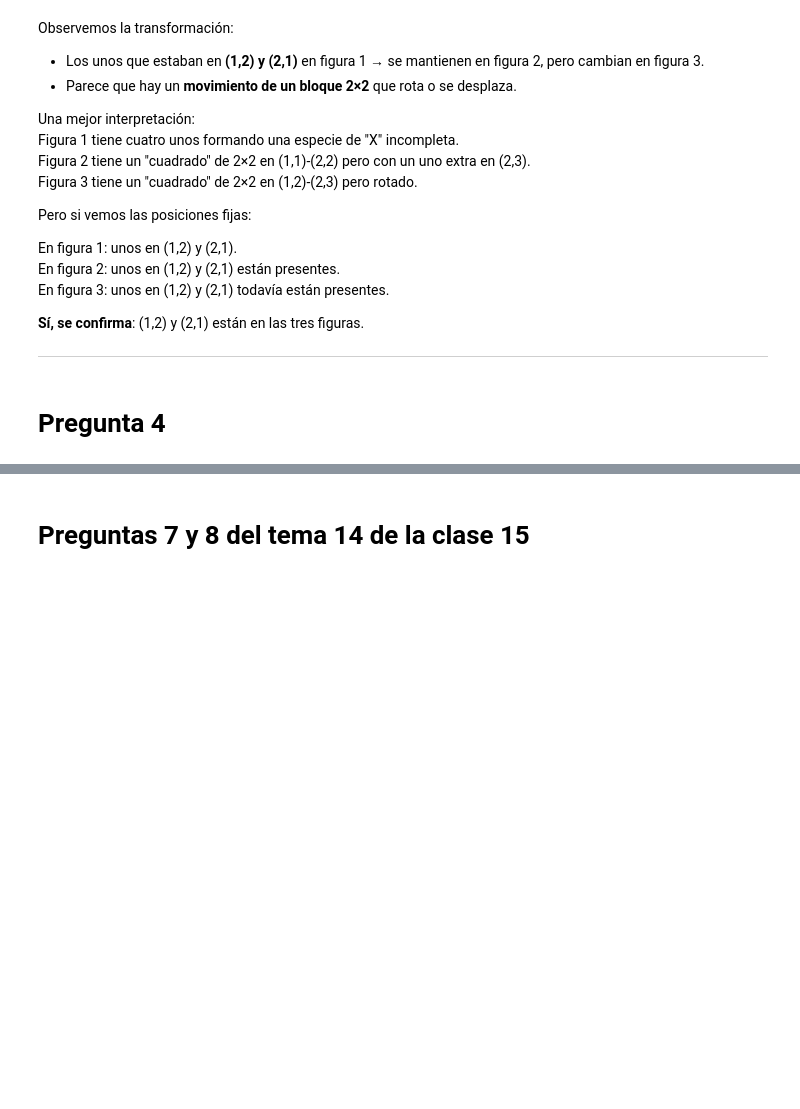
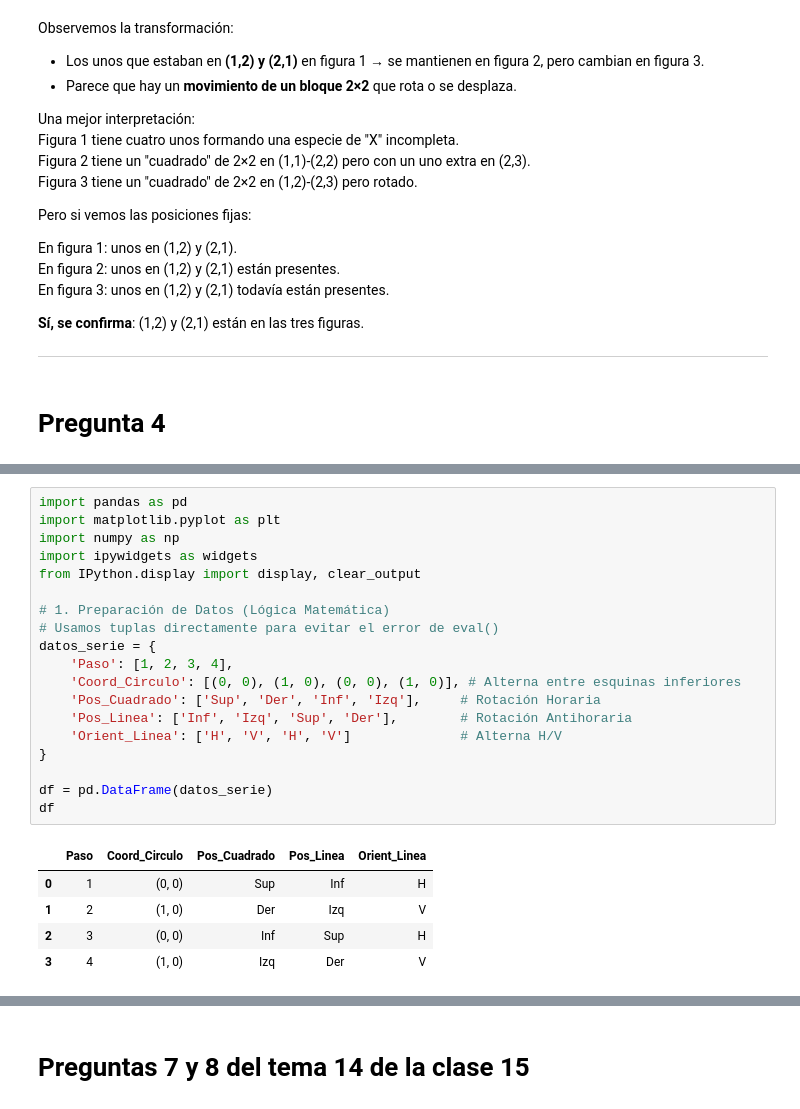
Before and after one commit to marco-canas/camino-udea, a Jupyter notebook: 6_razonamiento_geometrico/clase_15_series_graficas/clase_15_tema_14_series_graficas.ipynb, the cells around one changed output, grey strips where cells are left out. Drawn from its saved outputs; the diff is of its cells as text; blank space fills up the shorter version.

```diff
--- a/6_razonamiento_geometrico/clase_15_series_graficas/clase_15_tema_14_series_graficas.ipynb
+++ b/6_razonamiento_geometrico/clase_15_series_graficas/clase_15_tema_14_series_graficas.ipynb
@@ -455,0 +717,25 @@ En figura 3: unos en (1,2) y (2,1) todavía están presentes.
+# %%
+import pandas as pd
+import matplotlib.pyplot as plt
+import numpy as np
+import ipywidgets as widgets
+from IPython.display import display, clear_output
+
+# 1. Preparación de Datos (Lógica Matemática)
+# Usamos tuplas directamente para evitar el error de eval()
+datos_serie = {
+    'Paso': [1, 2, 3, 4],
+    'Coord_Circulo': [(0, 0), (1, 0), (0, 0), (1, 0)], # Alterna entre esquinas inferiores
+    'Pos_Cuadrado': ['Sup', 'Der', 'Inf', 'Izq'],     # Rotación Horaria
+    'Pos_Linea': ['Inf', 'Izq', 'Sup', 'Der'],        # Rotación Antihoraria
+    'Orient_Linea': ['H', 'V', 'H', 'V']              # Alterna H/V
+}
+
+df = pd.DataFrame(datos_serie)
+df
+# %% [output]
+|  | Paso | Coord_Circulo | Pos_Cuadrado | Pos_Linea | Orient_Linea |
+| 0 | 1 | (0, 0) | Sup | Inf | H |
+| 1 | 2 | (1, 0) | Der | Izq | V |
+| 2 | 3 | (0, 0) | Inf | Sup | H |
+| 3 | 4 | (1, 0) | Izq | Der | V |
```
Also changed, not shown: parts of 16 cells of this notebook, 3 other files.
